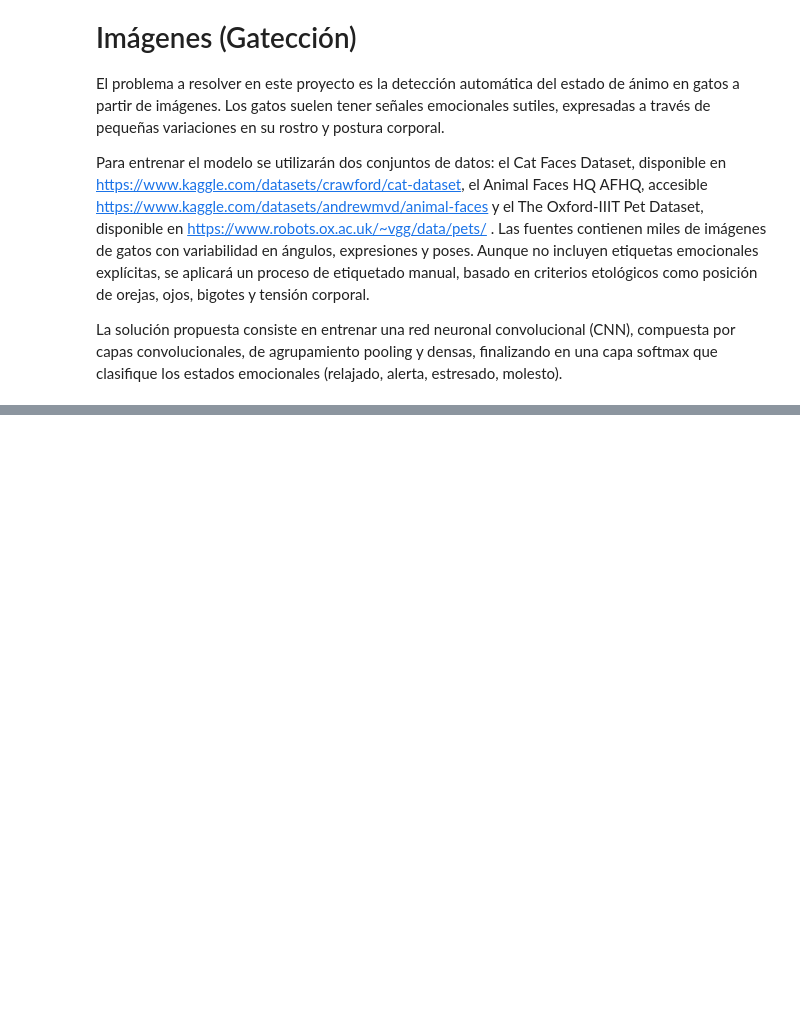
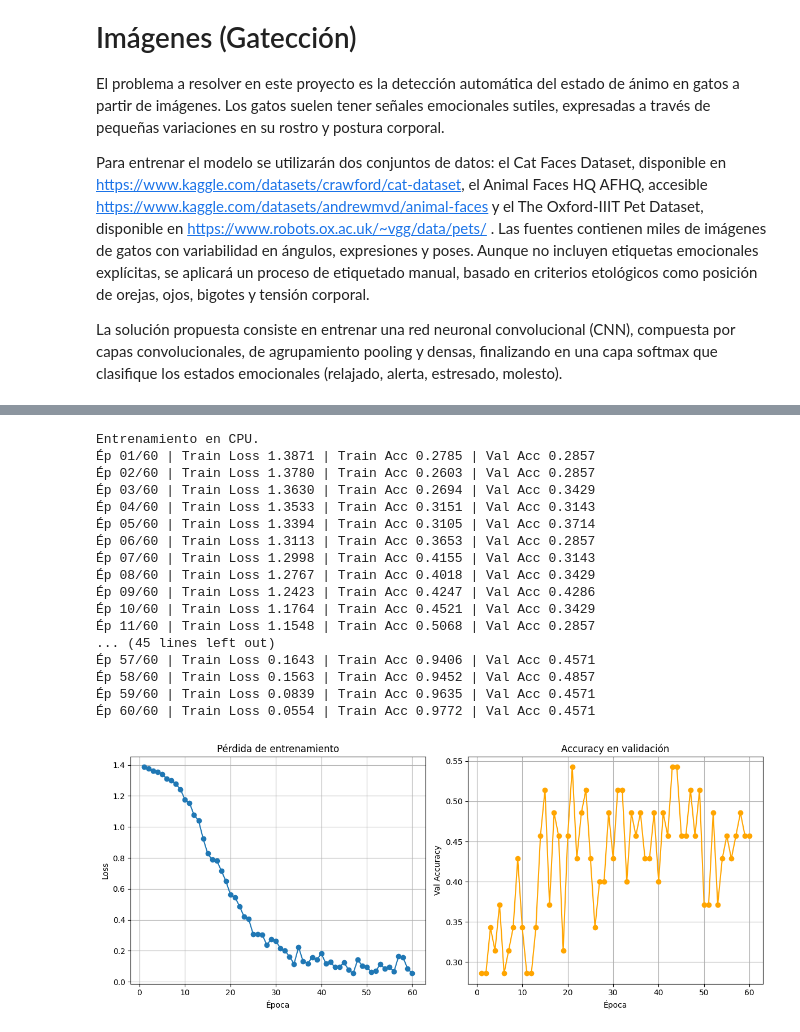
Before and after one commit to MarielCat/Proyecto-RN, a Jupyter notebook: Gateccion.ipynb, the cells around one changed output, grey strips where cells are left out. Cells and saved outputs as stored; diff of their text form; code cells hidden in the pictures; blank space fills up the shorter version.

```diff
--- a/Gateccion.ipynb
+++ b/Gateccion.ipynb
@@ -271,22 +458,57 @@ class CatMoodNET(nn.Module):
 # %%
+# ------------------------------------------------------------
+# Configuración del modelo y entrenamiento
+# ------------------------------------------------------------
+
+# 1) Instancia la red neuronal con 4 salidas (estados de ánimo)
 model = CatMoodNET(n_classes=4)
 
+# 2) Define si usar GPU (cuda) o CPU
 cuda = True
 if cuda and torch.cuda.is_available():
+    # Mueve el modelo a GPU si está disponible
     model = model.to('cuda')
     print("Se usará GPU para el entrenamiento.")
 else:
+    # En caso contrario, entrena en CPU
     print("Entrenamiento en CPU.")
 
-
-criterio = nn.CrossEntropyLoss()
+# 3) Define la función de pérdida y el optimizador
+#    - CrossEntropyLoss es adecuada para clasificación multiclase
+criterio    = nn.CrossEntropyLoss()
+#    - Adam es un optimizador adaptativo con LR inicial 1e-4
 optimizador = optim.Adam(model.parameters(), lr=1e-4)
 
+# 4) Llama al método de entrenamiento definido en la clase
+#    - epochs: número de pasadas completas sobre el dataset
+#    - data_loader: DataLoader de entrenamiento
+#    - val_loader:  DataLoader de validación para medir generalización
+#    - criterion & optimizer: configuraciones previas
+#    - cuda: flag para usar GPU/CPU internamente
 model.train_model(
-    epochs=40,
+    epochs=60,              # entrenar durante 40 épocas
     data_loader=train_loader,
     val_loader=val_loader,
     criterion=criterio,
     optimizer=optimizador,
     cuda=cuda
 )
+# %% [output]
+Entrenamiento en CPU.
+Ép 01/60 | Train Loss 1.3871 | Train Acc 0.2785 | Val Acc 0.2857
+Ép 02/60 | Train Loss 1.3780 | Train Acc 0.2603 | Val Acc 0.2857
+Ép 03/60 | Train Loss 1.3630 | Train Acc 0.2694 | Val Acc 0.3429
+Ép 04/60 | Train Loss 1.3533 | Train Acc 0.3151 | Val Acc 0.3143
+Ép 05/60 | Train Loss 1.3394 | Train Acc 0.3105 | Val Acc 0.3714
+Ép 06/60 | Train Loss 1.3113 | Train Acc 0.3653 | Val Acc 0.2857
+Ép 07/60 | Train Loss 1.2998 | Train Acc 0.4155 | Val Acc 0.3143
+Ép 08/60 | Train Loss 1.2767 | Train Acc 0.4018 | Val Acc 0.3429
+Ép 09/60 | Train Loss 1.2423 | Train Acc 0.4247 | Val Acc 0.4286
+Ép 10/60 | Train Loss 1.1764 | Train Acc 0.4521 | Val Acc 0.3429
+Ép 11/60 | Train Loss 1.1548 | Train Acc 0.5068 | Val Acc 0.2857
+... (45 lines left out)
+Ép 57/60 | Train Loss 0.1643 | Train Acc 0.9406 | Val Acc 0.4571
+Ép 58/60 | Train Loss 0.1563 | Train Acc 0.9452 | Val Acc 0.4857
+Ép 59/60 | Train Loss 0.0839 | Train Acc 0.9635 | Val Acc 0.4571
+Ép 60/60 | Train Loss 0.0554 | Train Acc 0.9772 | Val Acc 0.4571
+[figure, added]
```
Also changed, not shown: parts of 16 cells of this notebook, 3 other files.
